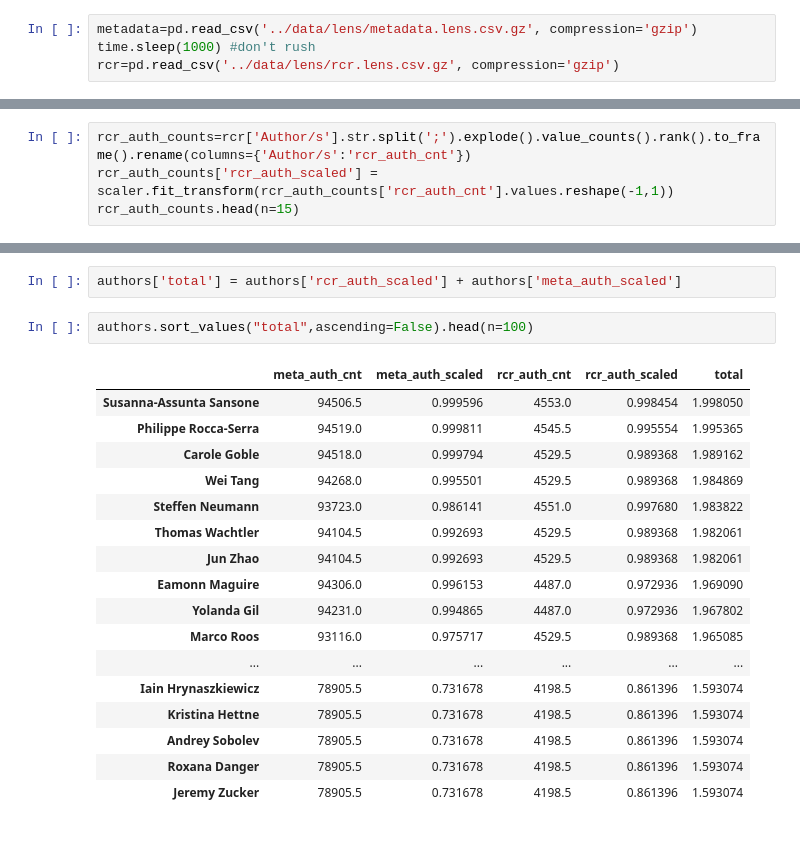
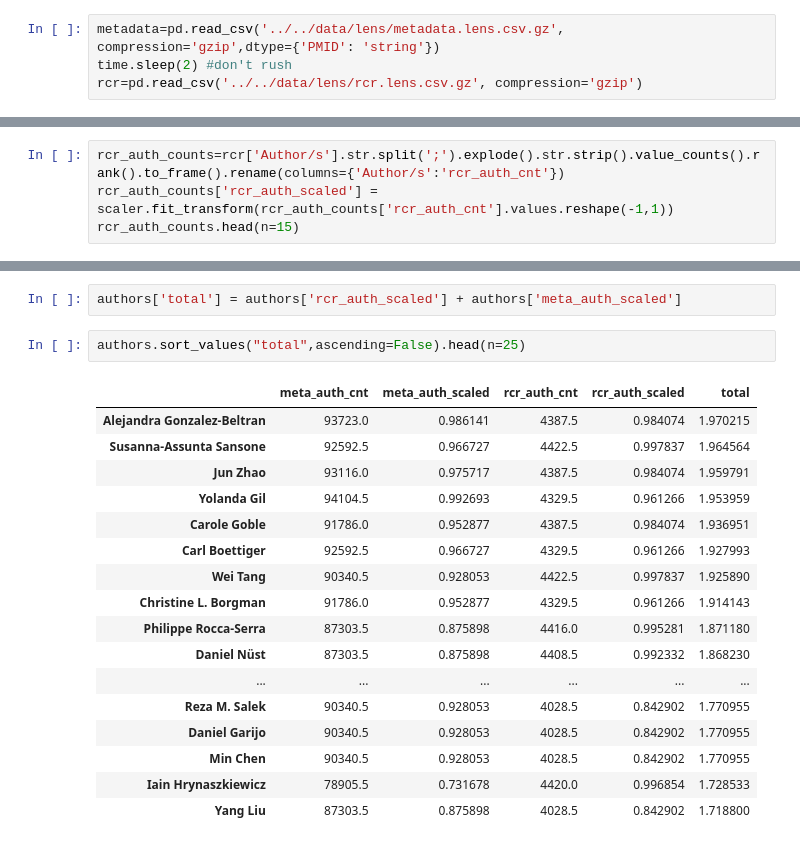
Before and after one commit to leipzig/metadata-in-rcr, a Jupyter notebook: src/scimetric/scimetric.ipynb, the cells around one changed output, grey strips where cells are left out. Saved outputs shown, nothing was run; the diff lists cells and outputs as text.

```diff
--- a/src/scimetric/scimetric.ipynb
+++ b/src/scimetric/scimetric.ipynb
@@ -13,8 +14,8 @@ import pandas as pd
 pd.set_option('display.max_rows', None)
 # %%
-metadata=pd.read_csv('../data/lens/metadata.lens.csv.gz', compression='gzip')
-time.sleep(1000) #don't rush
-rcr=pd.read_csv('../data/lens/rcr.lens.csv.gz', compression='gzip')
+metadata=pd.read_csv('../../data/lens/metadata.lens.csv.gz', compression='gzip',dtype={'PMID': 'string'})
+time.sleep(2) #don't rush
+rcr=pd.read_csv('../../data/lens/rcr.lens.csv.gz', compression='gzip')
 # %% [markdown]
 Let's see what columns exist
 # %%
@@ -150,5 +151,5 @@ metadata_auth_counts.head(n=15)
 # %%
-rcr_auth_counts=rcr['Author/s'].str.split(';').explode().value_counts().rank().to_frame().rename(columns={'Author/s':'rcr_auth_cnt'})
+rcr_auth_counts=rcr['Author/s'].str.split(';').explode().str.strip().value_counts().rank().to_frame().rename(columns={'Author/s':'rcr_auth_cnt'})
 rcr_auth_counts['rcr_auth_scaled'] = scaler.fit_transform(rcr_auth_counts['rcr_auth_cnt'].values.reshape(-1,1))
 rcr_auth_counts.head(n=15)
 # %% [output]
@@ -175,22 +176,22 @@ authors=metadata_auth_counts.merge(rcr_auth_counts, how='inner', on=None, left_o
 # %%
 authors['total'] = authors['rcr_auth_scaled'] + authors['meta_auth_scaled']
 # %%
-authors.sort_values("total",ascending=False).head(n=100)
+authors.sort_values("total",ascending=False).head(n=25)
 # %% [output]
 |  | meta_auth_cnt | meta_auth_scaled | rcr_auth_cnt | rcr_auth_scaled | total |
-| Susanna-Assunta Sansone | 94506.5 | 0.999596 | 4553.0 | 0.998454 | 1.998050 |
-| Philippe Rocca-Serra | 94519.0 | 0.999811 | 4545.5 | 0.995554 | 1.995365 |
-| Carole Goble | 94518.0 | 0.999794 | 4529.5 | 0.989368 | 1.989162 |
-| Wei Tang | 94268.0 | 0.995501 | 4529.5 | 0.989368 | 1.984869 |
-| Steffen Neumann | 93723.0 | 0.986141 | 4551.0 | 0.997680 | 1.983822 |
-| Thomas Wachtler | 94104.5 | 0.992693 | 4529.5 | 0.989368 | 1.982061 |
-| Jun Zhao | 94104.5 | 0.992693 | 4529.5 | 0.989368 | 1.982061 |
-| Eamonn Maguire | 94306.0 | 0.996153 | 4487.0 | 0.972936 | 1.969090 |
-| Yolanda Gil | 94231.0 | 0.994865 | 4487.0 | 0.972936 | 1.967802 |
-| Marco Roos | 93116.0 | 0.975717 | 4529.5 | 0.989368 | 1.965085 |
+| Alejandra Gonzalez-Beltran | 93723.0 | 0.986141 | 4387.5 | 0.984074 | 1.970215 |
+| Susanna-Assunta Sansone | 92592.5 | 0.966727 | 4422.5 | 0.997837 | 1.964564 |
+| Jun Zhao | 93116.0 | 0.975717 | 4387.5 | 0.984074 | 1.959791 |
+| Yolanda Gil | 94104.5 | 0.992693 | 4329.5 | 0.961266 | 1.953959 |
+| Carole Goble | 91786.0 | 0.952877 | 4387.5 | 0.984074 | 1.936951 |
+| Carl Boettiger | 92592.5 | 0.966727 | 4329.5 | 0.961266 | 1.927993 |
+| Wei Tang | 90340.5 | 0.928053 | 4422.5 | 0.997837 | 1.925890 |
+| Christine L. Borgman | 91786.0 | 0.952877 | 4329.5 | 0.961266 | 1.914143 |
+| Philippe Rocca-Serra | 87303.5 | 0.875898 | 4416.0 | 0.995281 | 1.871180 |
+| Daniel Nüst | 87303.5 | 0.875898 | 4408.5 | 0.992332 | 1.868230 |
 | ... | ... | ... | ... | ... | ... |
-| Iain Hrynaszkiewicz | 78905.5 | 0.731678 | 4198.5 | 0.861396 | 1.593074 |
-| Kristina Hettne | 78905.5 | 0.731678 | 4198.5 | 0.861396 | 1.593074 |
-| Andrey Sobolev | 78905.5 | 0.731678 | 4198.5 | 0.861396 | 1.593074 |
-| Roxana Danger | 78905.5 | 0.731678 | 4198.5 | 0.861396 | 1.593074 |
-| Jeremy Zucker | 78905.5 | 0.731678 | 4198.5 | 0.861396 | 1.593074 |
+| Reza M. Salek | 90340.5 | 0.928053 | 4028.5 | 0.842902 | 1.770955 |
+| Daniel Garijo | 90340.5 | 0.928053 | 4028.5 | 0.842902 | 1.770955 |
+| Min Chen | 90340.5 | 0.928053 | 4028.5 | 0.842902 | 1.770955 |
+| Iain Hrynaszkiewicz | 78905.5 | 0.731678 | 4420.0 | 0.996854 | 1.728533 |
+| Yang Liu | 87303.5 | 0.875898 | 4028.5 | 0.842902 | 1.718800 |
```
Also changed, not shown: parts of 6 cells of this notebook.
